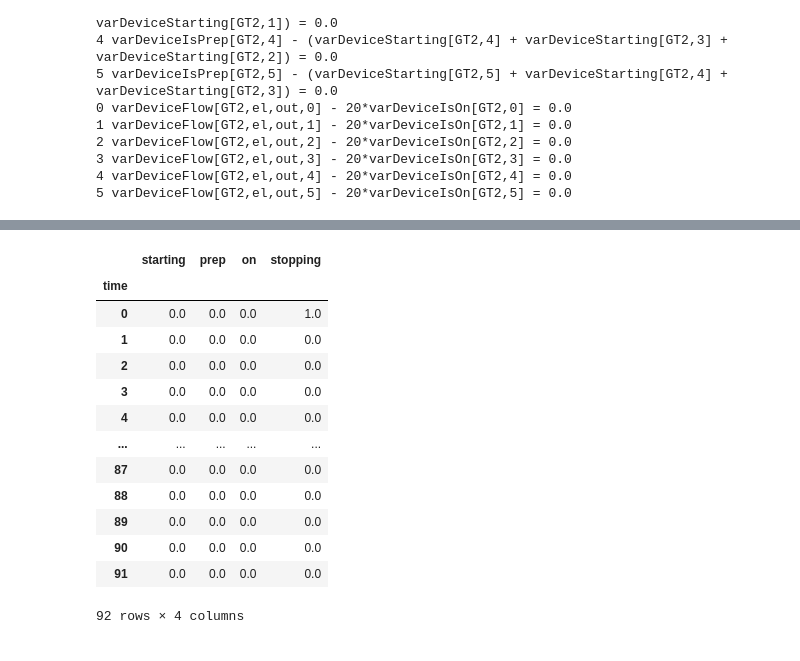
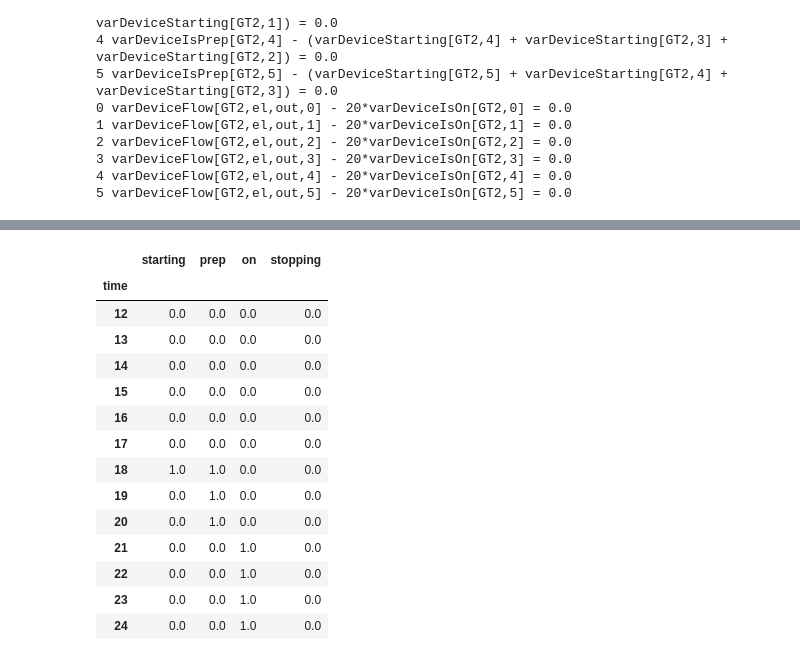
Before and after one commit to oogeso/oogeso, a Jupyter notebook: examples/test case2.ipynb, the cells around one changed output, grey strips where cells are left out. Cells and saved outputs as stored; diff of their text form; code cells hidden in the pictures.

```diff
--- a/examples/test case2.ipynb
+++ b/examples/test case2.ipynb
@@ -133,28 +133,29 @@ plots.plot_SumPowerMix(mc,carrier="el").show()
 # %%
 # Problem = isOn = isPrep, isStarting=0
 gt='GT2'
 dfStart=pd.concat([
     mc._dfDeviceStarting[gt],
     mc._dfDeviceIsPrep[gt],
     mc._dfDeviceIsOn[gt],
     mc._dfDeviceStopping[gt]],axis=1)
 dfStart.columns=['starting','prep','on','stopping']
-dfStart
+dfStart[12:25]
 # %% [output]
 |  | starting | prep | on | stopping |
 | time |  |  |  |  |
-| 0 | 0.0 | 0.0 | 0.0 | 1.0 |
-| 1 | 0.0 | 0.0 | 0.0 | 0.0 |
-| 2 | 0.0 | 0.0 | 0.0 | 0.0 |
-| 3 | 0.0 | 0.0 | 0.0 | 0.0 |
-| 4 | 0.0 | 0.0 | 0.0 | 0.0 |
-| ... | ... | ... | ... | ... |
-| 87 | 0.0 | 0.0 | 0.0 | 0.0 |
-| 88 | 0.0 | 0.0 | 0.0 | 0.0 |
-| 89 | 0.0 | 0.0 | 0.0 | 0.0 |
-| 90 | 0.0 | 0.0 | 0.0 | 0.0 |
-| 91 | 0.0 | 0.0 | 0.0 | 0.0 |
+| 12 | 0.0 | 0.0 | 0.0 | 0.0 |
+| 13 | 0.0 | 0.0 | 0.0 | 0.0 |
+| 14 | 0.0 | 0.0 | 0.0 | 0.0 |
+| 15 | 0.0 | 0.0 | 0.0 | 0.0 |
+| 16 | 0.0 | 0.0 | 0.0 | 0.0 |
+| 17 | 0.0 | 0.0 | 0.0 | 0.0 |
+| 18 | 1.0 | 1.0 | 0.0 | 0.0 |
+| 19 | 0.0 | 1.0 | 0.0 | 0.0 |
+| 20 | 0.0 | 1.0 | 0.0 | 0.0 |
+| 21 | 0.0 | 0.0 | 1.0 | 0.0 |
+| 22 | 0.0 | 0.0 | 1.0 | 0.0 |
+| 23 | 0.0 | 0.0 | 1.0 | 0.0 |
+| 24 | 0.0 | 0.0 | 1.0 | 0.0 |
-92 rows × 4 columns
 # %%
 #mc.instance.varDeviceIsPrep.pprint()
 # %%
```
Also changed, not shown: parts of 12 cells of this notebook, 1 other file.
